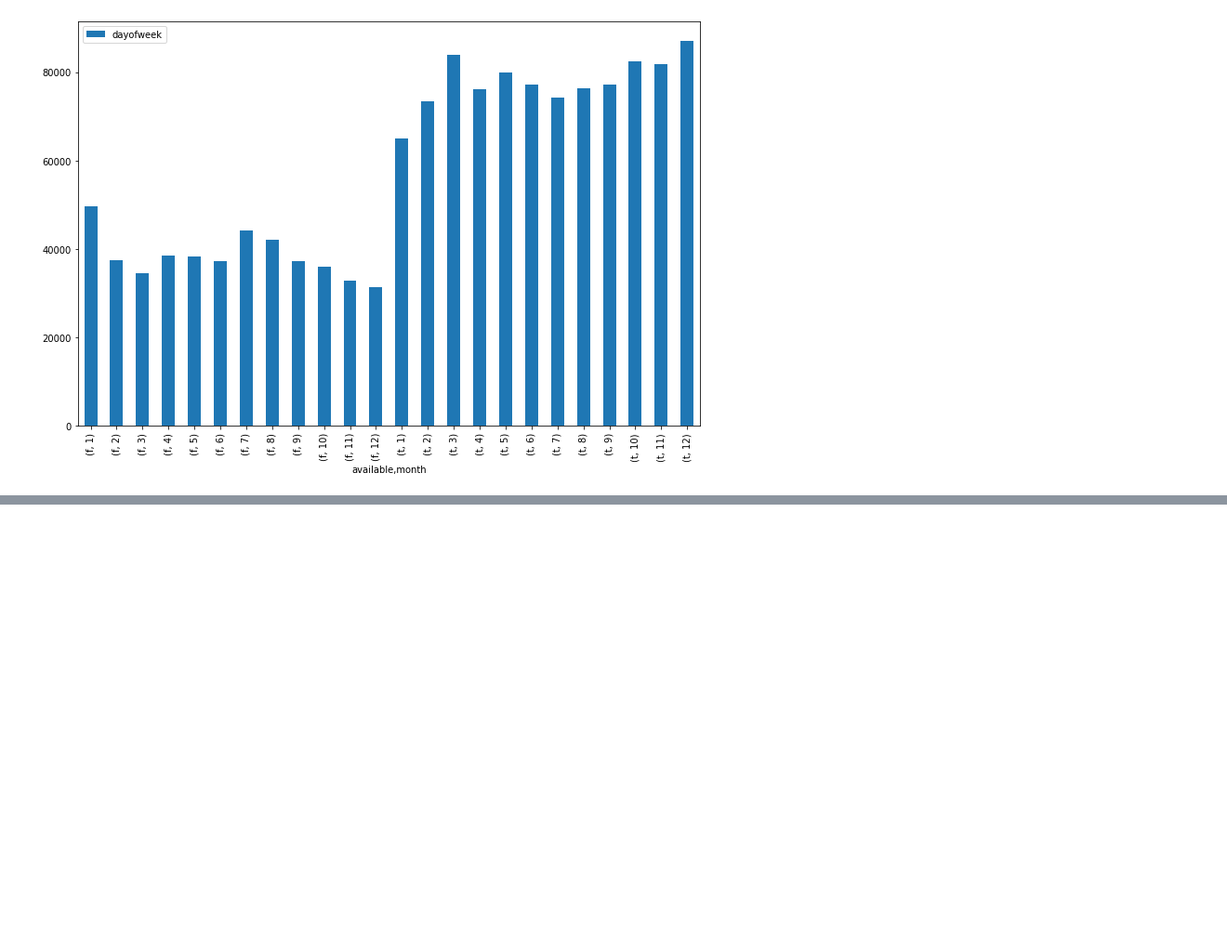
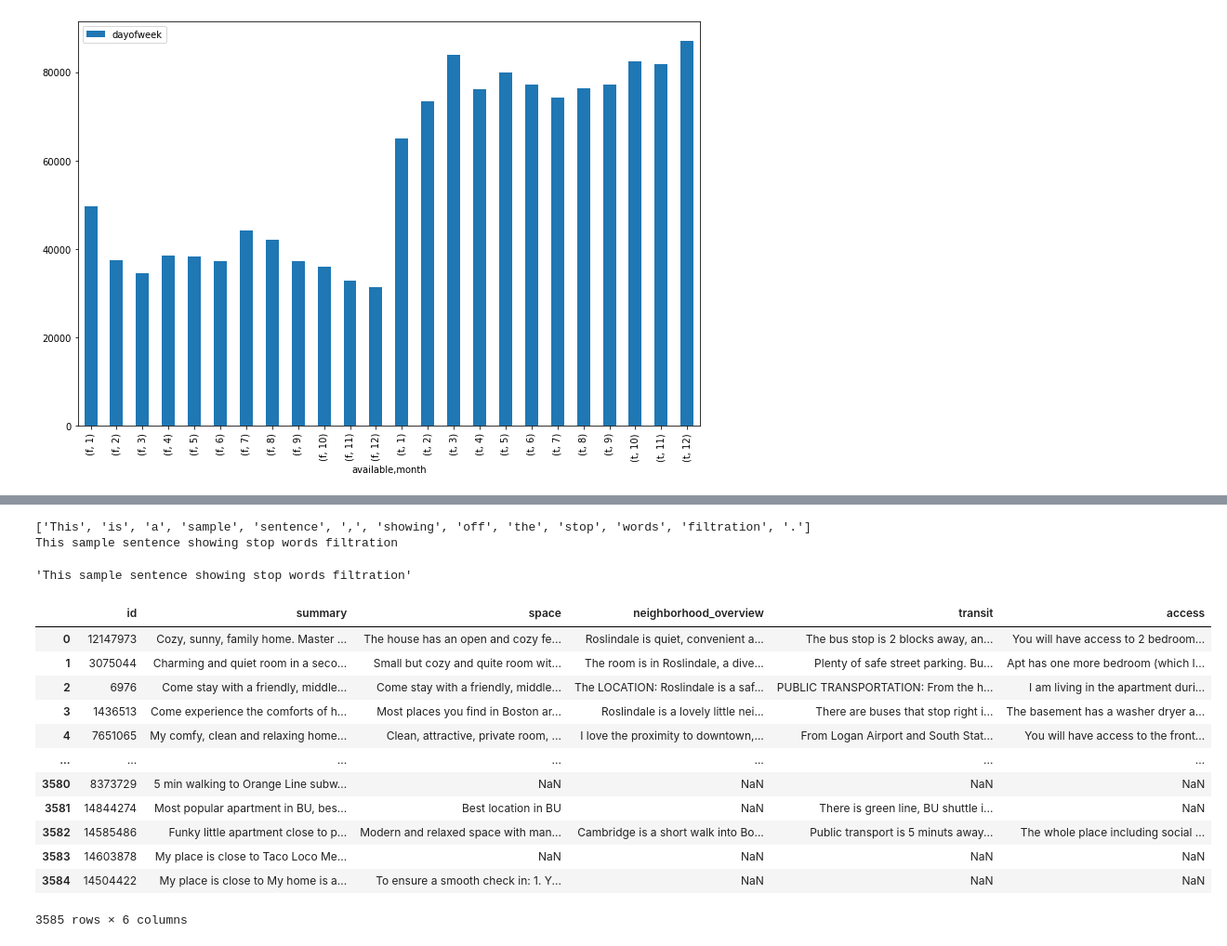
Before and after one commit to rafaelmata357/Data-Science-Udacity, a Jupyter notebook: Airbnb/airbnb.ipynb, the cells around one changed output, grey strips where cells are left out. Shown at 93% size. Saved outputs shown, nothing was run; the diff lists cells and outputs as text; code cells hidden in the pictures; blank space fills up the shorter version.

```diff
--- a/Airbnb/airbnb.ipynb
+++ b/Airbnb/airbnb.ipynb
@@ -274,0 +267,18 @@ boston_df_listings.shape
+# %%
+from nltk.corpus import stopwords
+from nltk.tokenize import word_tokenize
+
+example_sent = "This is a sample sentence, showing off the stop words filtration."
+stop_words = set(stopwords.words('english'))
+word_tokens = word_tokenize(example_sent)
+stop_words.add('.')
+stop_words.add(',')
+
+
+print(word_tokens)
+
+filtered_sentence = [w for w in word_tokens if not w in stop_words]
+print(" ".join(filtered_sentence))
+# %% [output]
+['This', 'is', 'a', 'sample', 'sentence', ',', 'showing', 'off', 'the', 'stop', 'words', 'filtration', '.']
+This sample sentence showing stop words filtration
@@ -274,0 +293,21 @@ boston_df_listings.shape
+# %%
+tokens(example_sent)
+# %% [output]
+'This sample sentence showing stop words filtration'
+# %%
+df = boston_listings_df2[['id','summary','space','neighborhood_overview','transit','access']].copy()
+df
+# %% [output]
+|  | id | summary | space | neighborhood_overview | transit | access |
+| 0 | 12147973 | Cozy, sunny, family home. Master ... | The house has an open and cozy fe... | Roslindale is quiet, convenient a... | The bus stop is 2 blocks away, an... | You will have access to 2 bedroom... |
+| 1 | 3075044 | Charming and quiet room in a seco... | Small but cozy and quite room wit... | The room is in Roslindale, a dive... | Plenty of safe street parking. Bu... | Apt has one more bedroom (which I... |
+| 2 | 6976 | Come stay with a friendly, middle... | Come stay with a friendly, middle... | The LOCATION: Roslindale is a saf... | PUBLIC TRANSPORTATION: From the h... | I am living in the apartment duri... |
+| 3 | 1436513 | Come experience the comforts of h... | Most places you find in Boston ar... | Roslindale is a lovely little nei... | There are buses that stop right i... | The basement has a washer dryer a... |
+| 4 | 7651065 | My comfy, clean and relaxing home... | Clean, attractive, private room, ... | I love the proximity to downtown,... | From Logan Airport and South Stat... | You will have access to the front... |
+| ... | ... | ... | ... | ... | ... | ... |
+| 3580 | 8373729 | 5 min walking to Orange Line subw... | NaN | NaN | NaN | NaN |
+| 3581 | 14844274 | Most popular apartment in BU, bes... | Best location in BU | NaN | There is green line, BU shuttle i... | NaN |
+| 3582 | 14585486 | Funky little apartment close to p... | Modern and relaxed space with man... | Cambridge is a short walk into Bo... | Public transport is 5 minuts away... | The whole place including social ... |
+| 3583 | 14603878 | My place is close to Taco Loco Me... | NaN | NaN | NaN | NaN |
+| 3584 | 14504422 | My place is close to My home is a... | To ensure a smooth check in: 1. Y... | NaN | NaN | NaN |
+3585 rows × 6 columns
```
Also changed, not shown: parts of 20 cells of this notebook.
